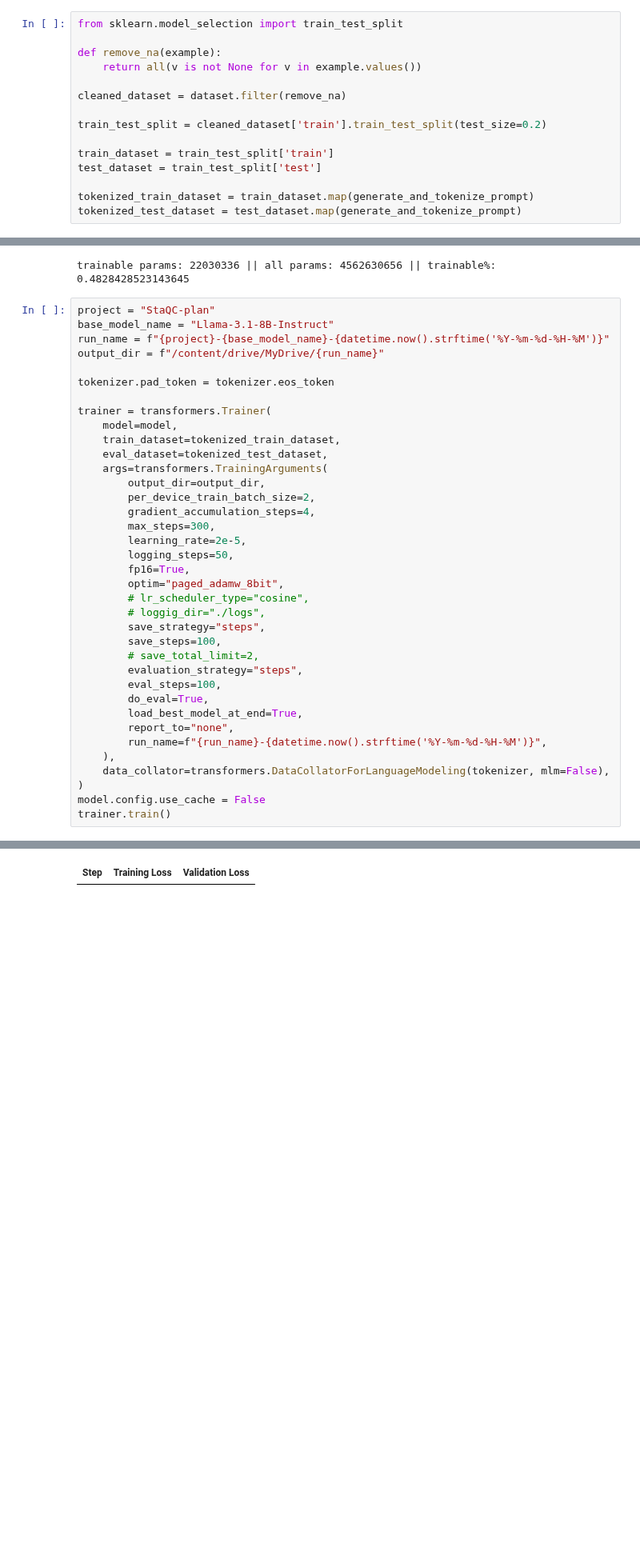
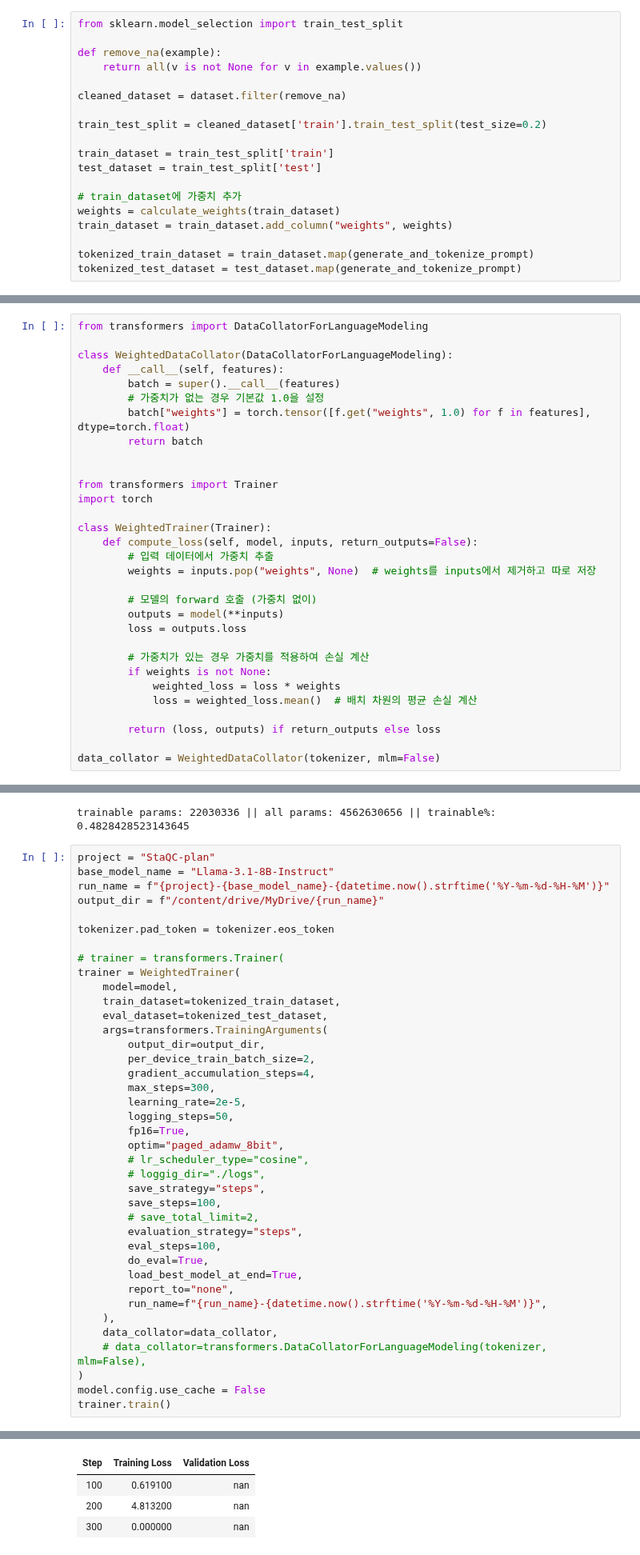
Before and after one commit to donghuna/PromptGenerate, a Jupyter notebook: trainingPlan.ipynb, the cells around one changed output, grey strips where cells are left out. Shown at 80% size. Saved outputs shown, nothing was run; the diff lists cells and outputs as text; blank space fills up the shorter version.

Commit message:
weight까지 적용하여 학습 완료

```diff
--- a/trainingPlan.ipynb
+++ b/trainingPlan.ipynb
@@ -190,5 +199,9 @@ train_test_split = cleaned_dataset['train'].train_test_split(test_size=0.2)
 train_dataset = train_test_split['train']
 test_dataset = train_test_split['test']
 
+# train_dataset에 가중치 추가
+weights = calculate_weights(train_dataset)
+train_dataset = train_dataset.add_column("weights", weights)
+
 tokenized_train_dataset = train_dataset.map(generate_and_tokenize_prompt)
 tokenized_test_dataset = test_dataset.map(generate_and_tokenize_prompt)
@@ -195,3 +214,34 @@ tokenized_test_dataset = test_dataset.map(generate_and_tokenize_prompt)
+# %%
+from transformers import DataCollatorForLanguageModeling
+
+class WeightedDataCollator(DataCollatorForLanguageModeling):
+    def __call__(self, features):
+        batch = super().__call__(features)
+        # 가중치가 없는 경우 기본값 1.0을 설정
+        batch["weights"] = torch.tensor([f.get("weights", 1.0) for f in features], dtype=torch.float)
+        return batch
+
+
+from transformers import Trainer
+import torch
+
+class WeightedTrainer(Trainer):
+    def compute_loss(self, model, inputs, return_outputs=False):
+        # 입력 데이터에서 가중치 추출
+        weights = inputs.pop("weights", None)  # weights를 inputs에서 제거하고 따로 저장
+
+        # 모델의 forward 호출 (가중치 없이)
+        outputs = model(**inputs)
+        loss = outputs.loss
+
+        # 가중치가 있는 경우 가중치를 적용하여 손실 계산
+        if weights is not None:
+            weighted_loss = loss * weights
+            loss = weighted_loss.mean()  # 배치 차원의 평균 손실 계산
+
+        return (loss, outputs) if return_outputs else loss
+
+data_collator = WeightedDataCollator(tokenizer, mlm=False)
 # %%
 model.gradient_checkpointing_enable()
 model = prepare_model_for_kbit_training(model)
@@ -239,7 +289,8 @@ output_dir = f"/content/drive/MyDrive/{run_name}"
 
 tokenizer.pad_token = tokenizer.eos_token
 
-trainer = transformers.Trainer(
+# trainer = transformers.Trainer(
+trainer = WeightedTrainer(
     model=model,
     train_dataset=tokenized_train_dataset,
     eval_dataset=tokenized_test_dataset,
@@ -264,7 +315,8 @@ trainer = transformers.Trainer(
         report_to="none",
         run_name=f"{run_name}-{datetime.now().strftime('%Y-%m-%d-%H-%M')}",
     ),
-    data_collator=transformers.DataCollatorForLanguageModeling(tokenizer, mlm=False),
+    data_collator=data_collator,
+    # data_collator=transformers.DataCollatorForLanguageModeling(tokenizer, mlm=False),
 )
 model.config.use_cache = False
 trainer.train()
@@ -274 +326,4 @@ max_steps is given, it will override any value given in num_train_epochs
 | Step | Training Loss | Validation Loss |
+| 100 | 0.619100 | nan |
+| 200 | 4.813200 | nan |
+| 300 | 0.000000 | nan |
```
Also changed, not shown: parts of 9 cells of this notebook.
